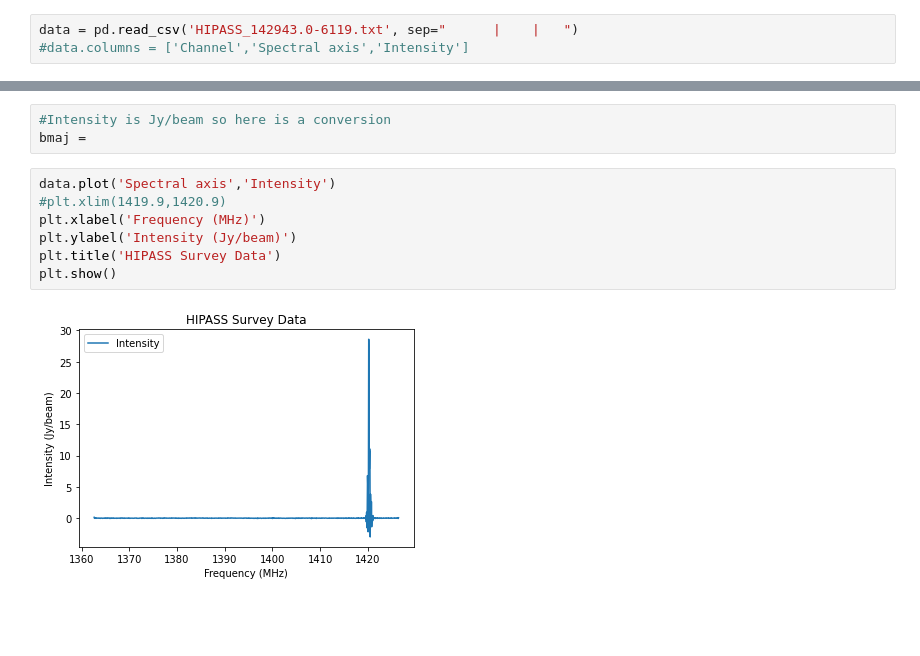
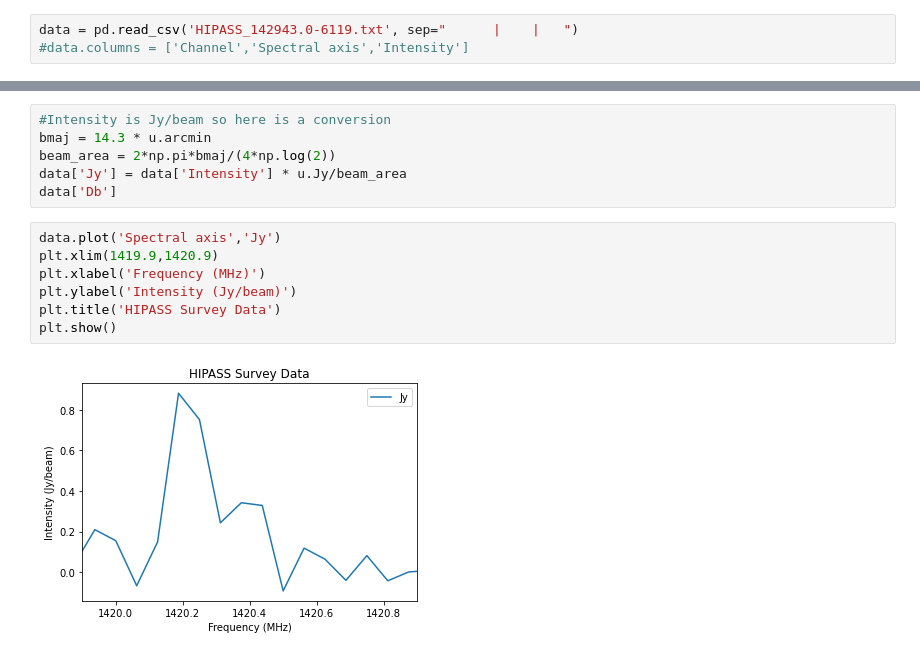
Before and after one commit to rtraas/SETI-Proxima-Centauri, a Jupyter notebook: H21cm.ipynb, the cells around one changed output, grey strips where cells are left out. Drawn from its saved outputs; the diff is of its cells as text; blank space fills up the shorter version.

```diff
--- a/H21cm.ipynb
+++ b/H21cm.ipynb
@@ -95,12 +190,15 @@ data
 # %%
 #Intensity is Jy/beam so here is a conversion
-bmaj =
+bmaj = 14.3 * u.arcmin
+beam_area = 2*np.pi*bmaj/(4*np.log(2))
+data['Jy'] = data['Intensity'] * u.Jy/beam_area
+data['Db']
 # %%
-data.plot('Spectral axis','Intensity')
-#plt.xlim(1419.9,1420.9)
+data.plot('Spectral axis','Jy')
+plt.xlim(1419.9,1420.9)
 plt.xlabel('Frequency (MHz)')
 plt.ylabel('Intensity (Jy/beam)')
 plt.title('HIPASS Survey Data')
 plt.show()
 # %% [output]
-[figure, old version]
+[figure, new version]
```
Also changed, not shown: parts of 16 cells of this notebook.
